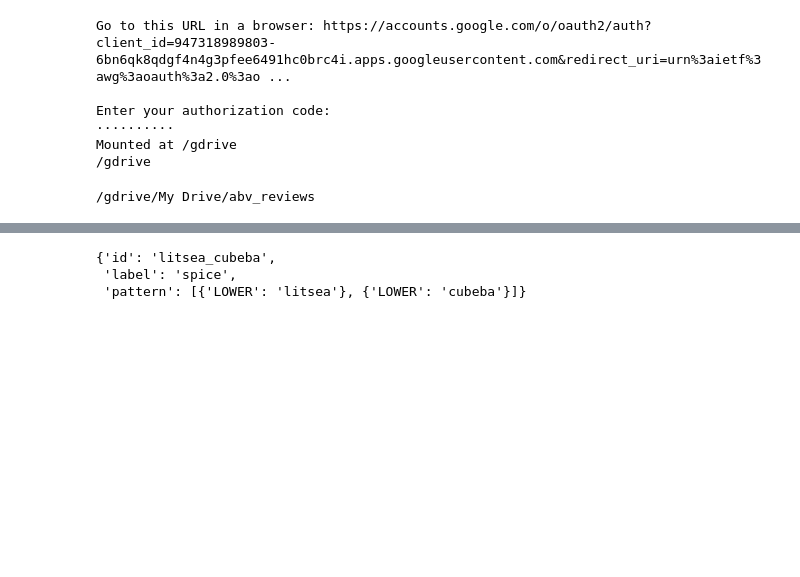
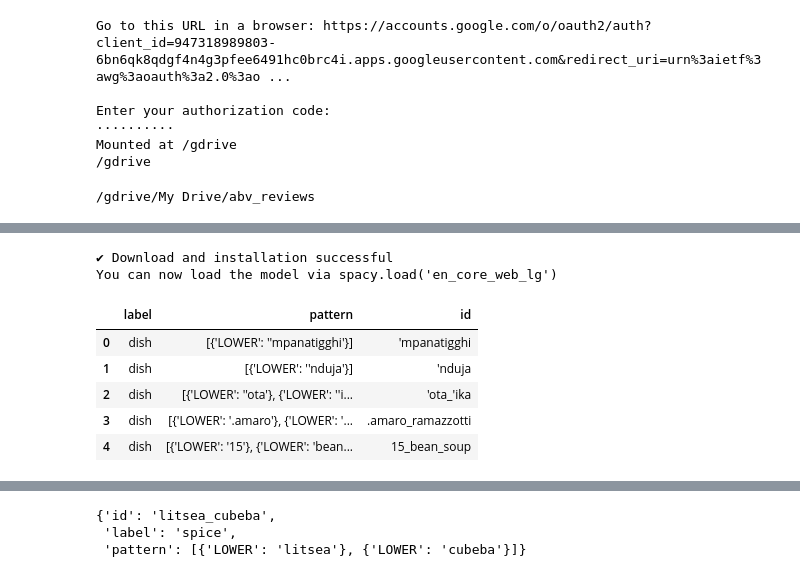
Before and after one commit to ravi-gopalan/DAND_Data_Wrangling, a Jupyter notebook: custom_entity_processing.ipynb, the cells around one changed output, grey strips where cells are left out. Cells and saved outputs as stored; diff of their text form; code cells hidden in the pictures; blank space fills up the shorter version.

```diff
--- a/custom_entity_processing.ipynb
+++ b/custom_entity_processing.ipynb
@@ -50,0 +71,7 @@ from IPython.core.display import display, HTML
+# %%
+import spacy.cli
+spacy.cli.download("en_core_web_lg")
+import en_core_web_lg
+# %% [output]
+✔ Download and installation successful
+You can now load the model via spacy.load('en_core_web_lg')
@@ -50,0 +80,10 @@ from IPython.core.display import display, HTML
+# %%
+df_pattern = pd.read_json('patterns.jsonl',lines=True)
+df_pattern.head()
+# %% [output]
+|  | label | pattern | id |
+| 0 | dish | [{'LOWER': ''mpanatigghi'}] | 'mpanatigghi |
+| 1 | dish | [{'LOWER': ''nduja'}] | 'nduja |
+| 2 | dish | [{'LOWER': ''ota'}, {'LOWER': ''i... | 'ota_'ika |
+| 3 | dish | [{'LOWER': '.amaro'}, {'LOWER': '... | .amaro_ramazzotti |
+| 4 | dish | [{'LOWER': '15'}, {'LOWER': 'bean... | 15_bean_soup |
```
Also changed, not shown: parts of 68 cells of this notebook.
